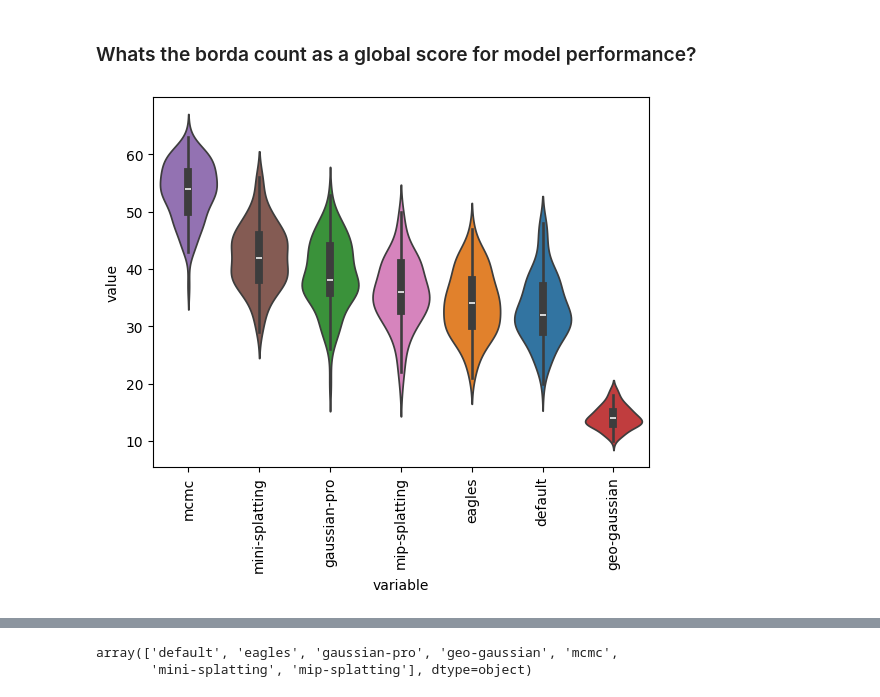
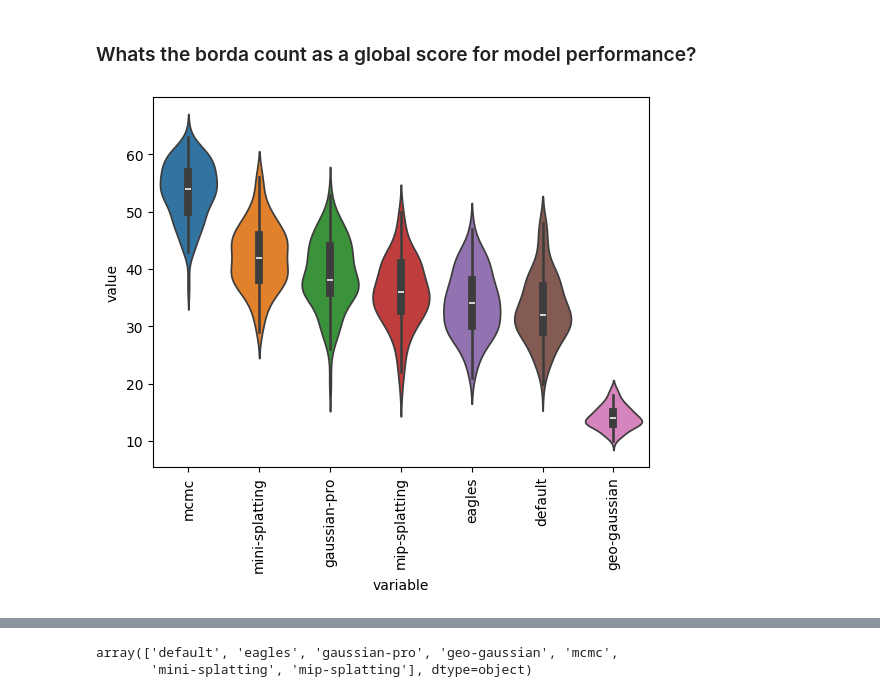
Before and after one commit to PaulErpen/final-data-analysis, a Jupyter notebook: joint-data-analysis.ipynb, the cells around one changed output, grey strips where cells are left out. Drawn from its saved outputs; the diff is of its cells as text; code cells hidden in the pictures.

```diff
--- a/joint-data-analysis.ipynb
+++ b/joint-data-analysis.ipynb
@@ -106,31 +209,40 @@ def bootstrap_df(df: pd.DataFrame, n_samples=100):
 
 df_rankings = None
 
 for dataset in ["room", "stump", "truck"]:
     for size in ["low", "medium", "high"]:
         df = df_metrics[
             (df_metrics["dataset"] == dataset) & (df_metrics["size"] == size)
         ]
         rankings = []
         for i, df_bootstrap in enumerate(bootstrap_df(df[["model", "psnr"]], 100)):
             mean_psnr = df_bootstrap.groupby("model")["psnr"].mean()
             rankings.append(mean_psnr.rank(method="min", ascending=True).values)
         df_rankings_new = pd.DataFrame(rankings, columns=df["model"].unique())
         df_rankings_new["bs_index"] = list(range(100))
         if df_rankings is None:
             df_rankings = df_rankings_new
         else:
             df_rankings = pd.concat([df_rankings, df_rankings_new])
 
 df_borda = df_rankings.groupby("bs_index").sum()
 sns.violinplot(
     df_borda.melt(),
     x="variable",
     y="value",
     hue="variable",
     order=df_borda.mean().sort_values(ascending=False).index,
+    hue_order=[
+        "mcmc",
+        "mini-splatting",
+        "gaussian-pro",
+        "mip-splatting",
+        "eagles",
+        "default",
+        "geo-gaussian",
+    ],
 )
 plt.xticks(rotation=90)
 plt.show()
 # %% [output]
-[figure, old version]
+[figure, new version]
```
Also changed, not shown: parts of 7 cells of this notebook.
